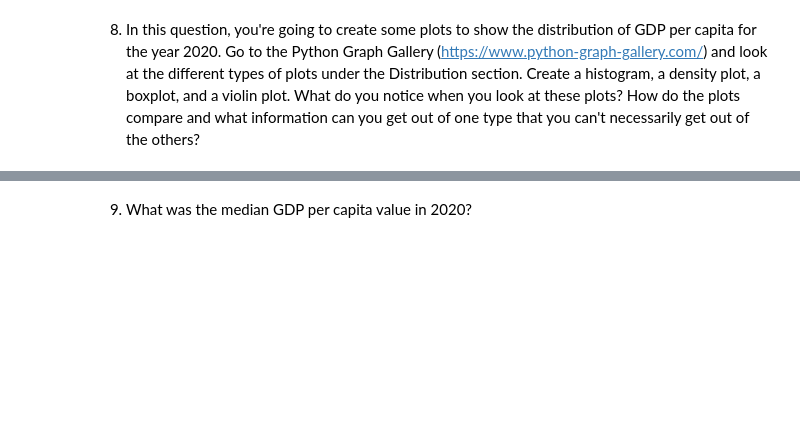
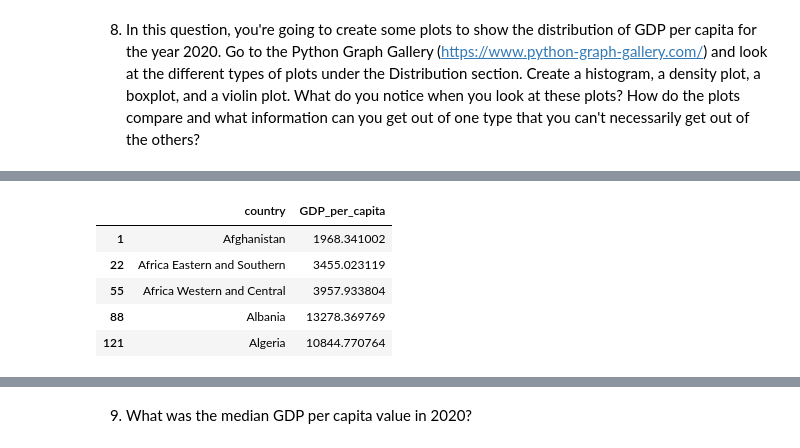
Before and after one commit to NSS-Data-Analytics-Cohort-10/gdp-and-internet-usage-marthahunter, a Jupyter notebook: notebooks/un_data_project.ipynb, the cells around one changed output, grey strips where cells are left out. Cells and saved outputs as stored; diff of their text form; code cells hidden in the pictures; blank space fills up the shorter version.

```diff
--- a/notebooks/un_data_project.ipynb
+++ b/notebooks/un_data_project.ipynb
@@ -149,0 +170,9 @@ The observations per year increase steadily from 1990 to 2020 and then decrease
+# %%
+twenty_twenty.head()
+# %% [output]
+|  | country | GDP_per_capita |
+| 1 | Afghanistan | 1968.341002 |
+| 22 | Africa Eastern and Southern | 3455.023119 |
+| 55 | Africa Western and Central | 3957.933804 |
+| 88 | Albania | 13278.369769 |
+| 121 | Algeria | 10844.770764 |
```
Also changed, not shown: parts of 18 cells of this notebook.
